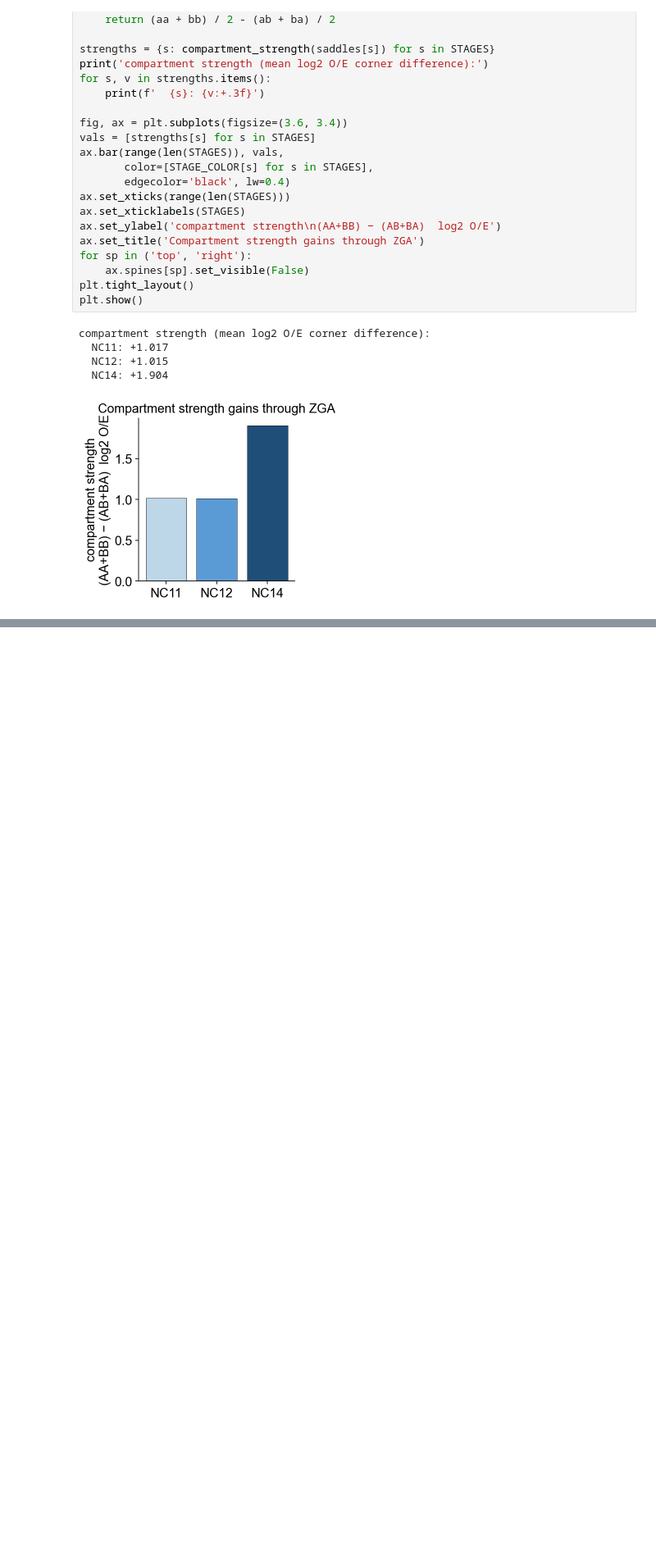
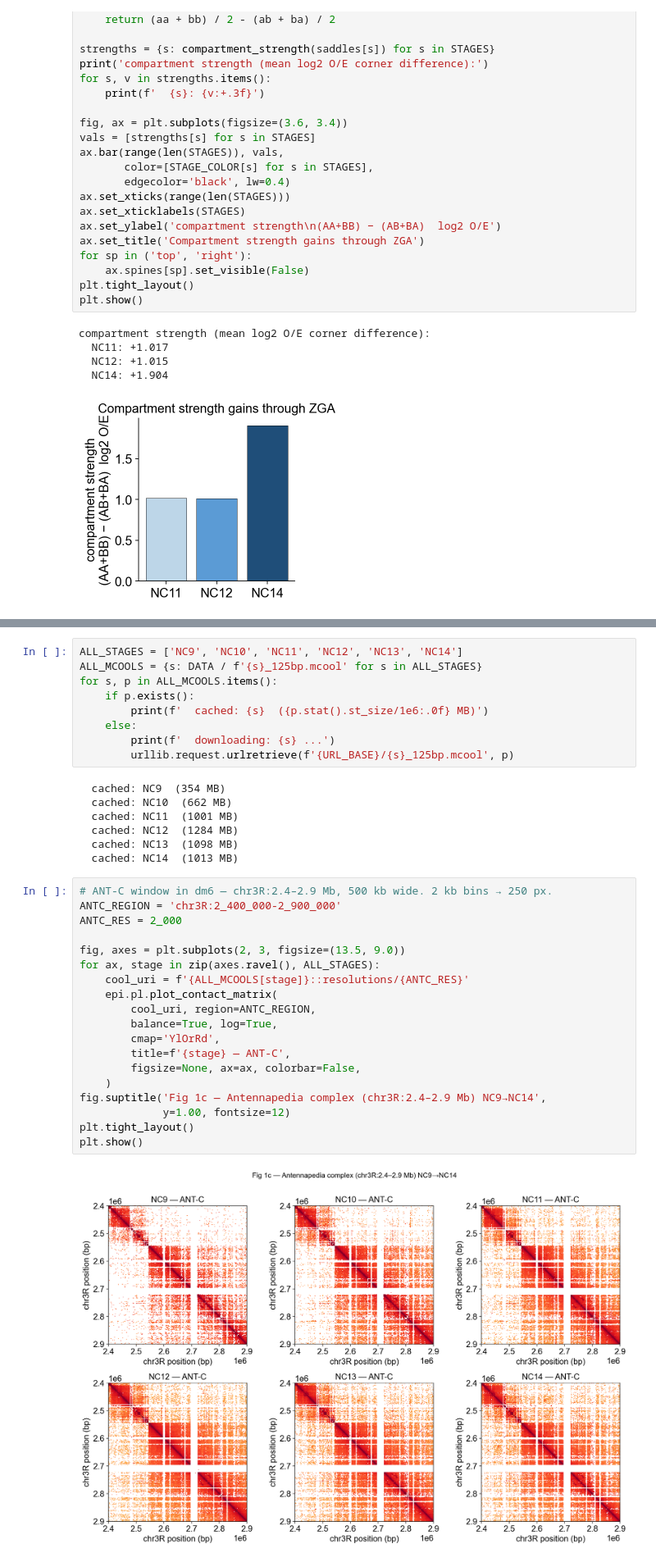
Before and after one commit to aristoteleo/epione, a Jupyter notebook: epione_guide/tutorials/bulk/t_hic_drosophila_zga.ipynb, the cells around one changed output, grey strips where cells are left out. Shown at 82% size. Cells and saved outputs as stored; diff of their text form; blank space fills up the shorter version.

```diff
--- a/epione_guide/tutorials/bulk/t_hic_drosophila_zga.ipynb
+++ b/epione_guide/tutorials/bulk/t_hic_drosophila_zga.ipynb
@@ -293,0 +286,37 @@ compartment-stage observation of Maziak *et al.* 2026:
+# %%
+ALL_STAGES = ['NC9', 'NC10', 'NC11', 'NC12', 'NC13', 'NC14']
+ALL_MCOOLS = {s: DATA / f'{s}_125bp.mcool' for s in ALL_STAGES}
+for s, p in ALL_MCOOLS.items():
+    if p.exists():
+        print(f'  cached: {s}  ({p.stat().st_size/1e6:.0f} MB)')
+    else:
+        print(f'  downloading: {s} ...')
+        urllib.request.urlretrieve(f'{URL_BASE}/{s}_125bp.mcool', p)
+# %% [output]
+  cached: NC9  (354 MB)
+  cached: NC10  (662 MB)
+  cached: NC11  (1001 MB)
+  cached: NC12  (1284 MB)
+  cached: NC13  (1098 MB)
+  cached: NC14  (1013 MB)
+# %%
+# ANT-C window in dm6 — chr3R:2.4–2.9 Mb, 500 kb wide. 2 kb bins → 250 px.
+ANTC_REGION = 'chr3R:2_400_000-2_900_000'
+ANTC_RES = 2_000
+
+fig, axes = plt.subplots(2, 3, figsize=(13.5, 9.0))
+for ax, stage in zip(axes.ravel(), ALL_STAGES):
+    cool_uri = f'{ALL_MCOOLS[stage]}::resolutions/{ANTC_RES}'
+    epi.pl.plot_contact_matrix(
+        cool_uri, region=ANTC_REGION,
+        balance=True, log=True,
+        cmap='YlOrRd',
+        title=f'{stage} — ANT-C',
+        figsize=None, ax=ax, colorbar=False,
+    )
+fig.suptitle('Fig 1c — Antennapedia complex (chr3R:2.4–2.9 Mb) NC9→NC14',
+             y=1.00, fontsize=12)
+plt.tight_layout()
+plt.show()
+# %% [output]
+[figure, added]
```
Also changed, not shown: parts of 3 cells of this notebook.
